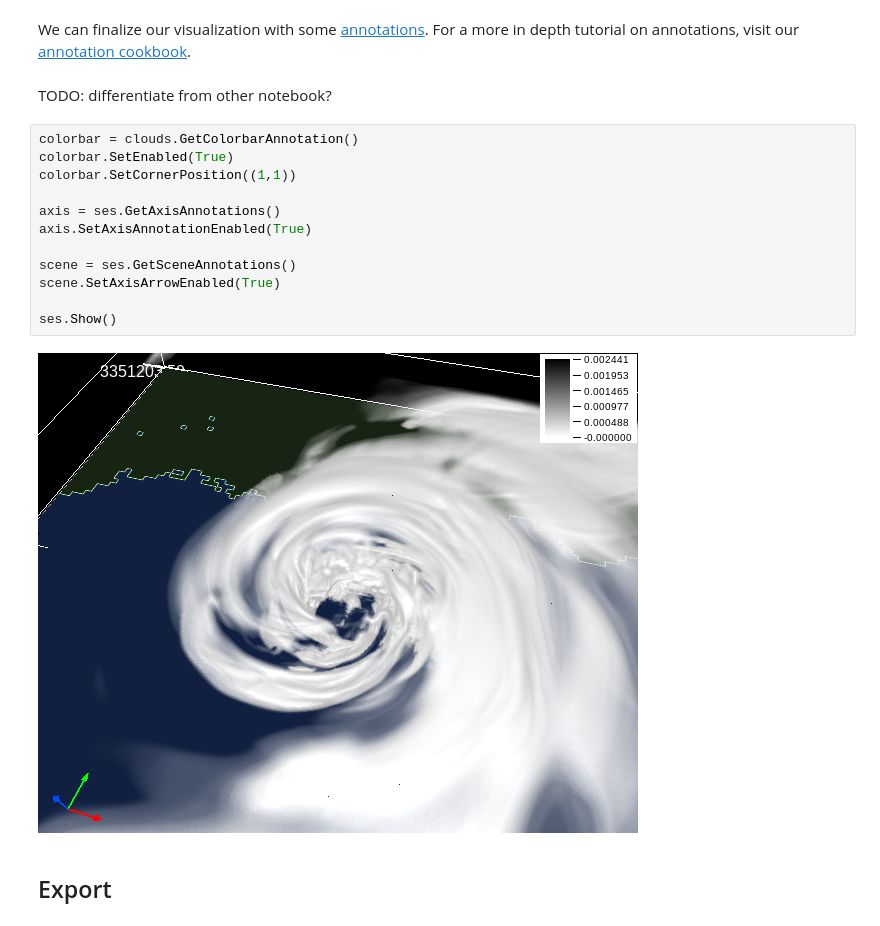
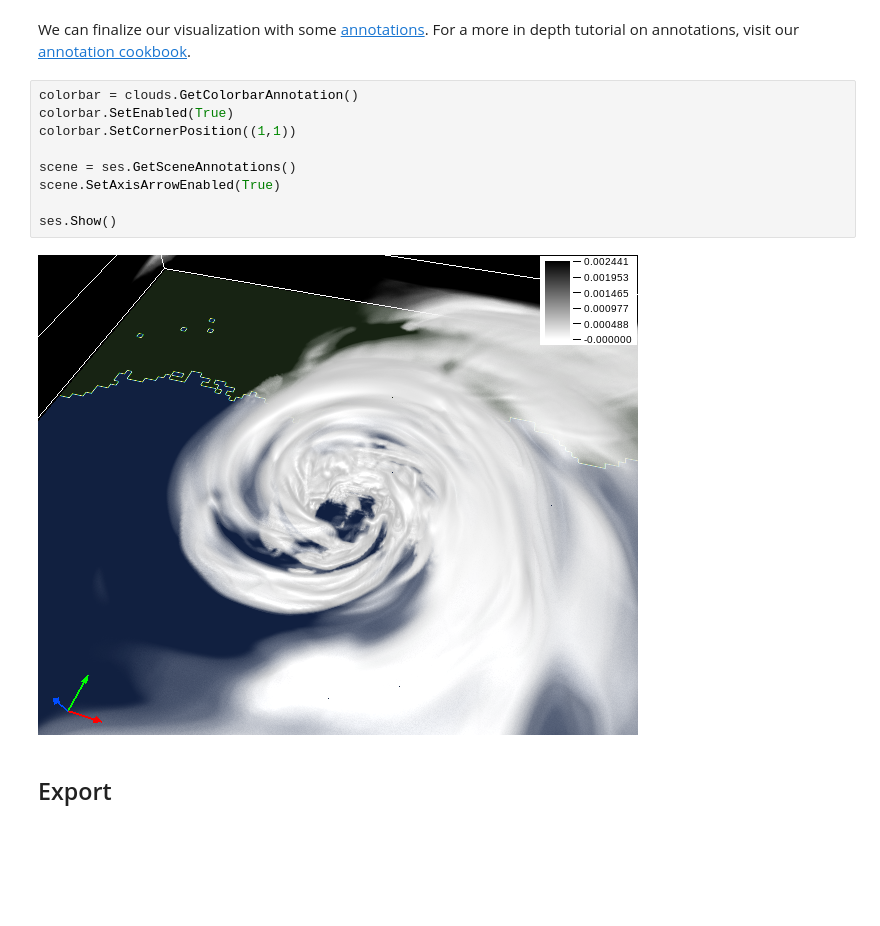
Before and after one commit to ProjectPythia/vapor-python-cookbook, a Jupyter notebook: notebooks/overview.ipynb, the cells around one changed output. Saved outputs shown, nothing was run; the diff lists cells and outputs as text; blank space fills up the shorter version.

```diff
--- a/notebooks/overview.ipynb
+++ b/notebooks/overview.ipynb
@@ -120,22 +121,17 @@ anim.Show()
 ## Add Annotations
 # %% [markdown]
 We can finalize our visualization with some [annotations](https://ncar.github.io/VaporDocumentationWebsite/pythonAPIReference/userModules/vapor.annotations.html). For a more in depth tutorial on annotations, visit our [annotation cookbook](https://projectpythia.org/vapor-python-cookbook/notebooks/annotation_example.html).
-# %% [markdown]
-TODO: differentiate from other notebook?
 # %%
 colorbar = clouds.GetColorbarAnnotation()
 colorbar.SetEnabled(True)
 colorbar.SetCornerPosition((1,1))
 
-axis = ses.GetAxisAnnotations()
-axis.SetAxisAnnotationEnabled(True)
-
 scene = ses.GetSceneAnnotations()
 scene.SetAxisArrowEnabled(True)
 
 ses.Show()
 # %% [output]
-[figure, old version]
+[figure, new version]
 # %% [markdown]
 ## Export
 # %% [markdown]
```
Also changed, not shown: parts of 8 cells of this notebook, 1 other file.
